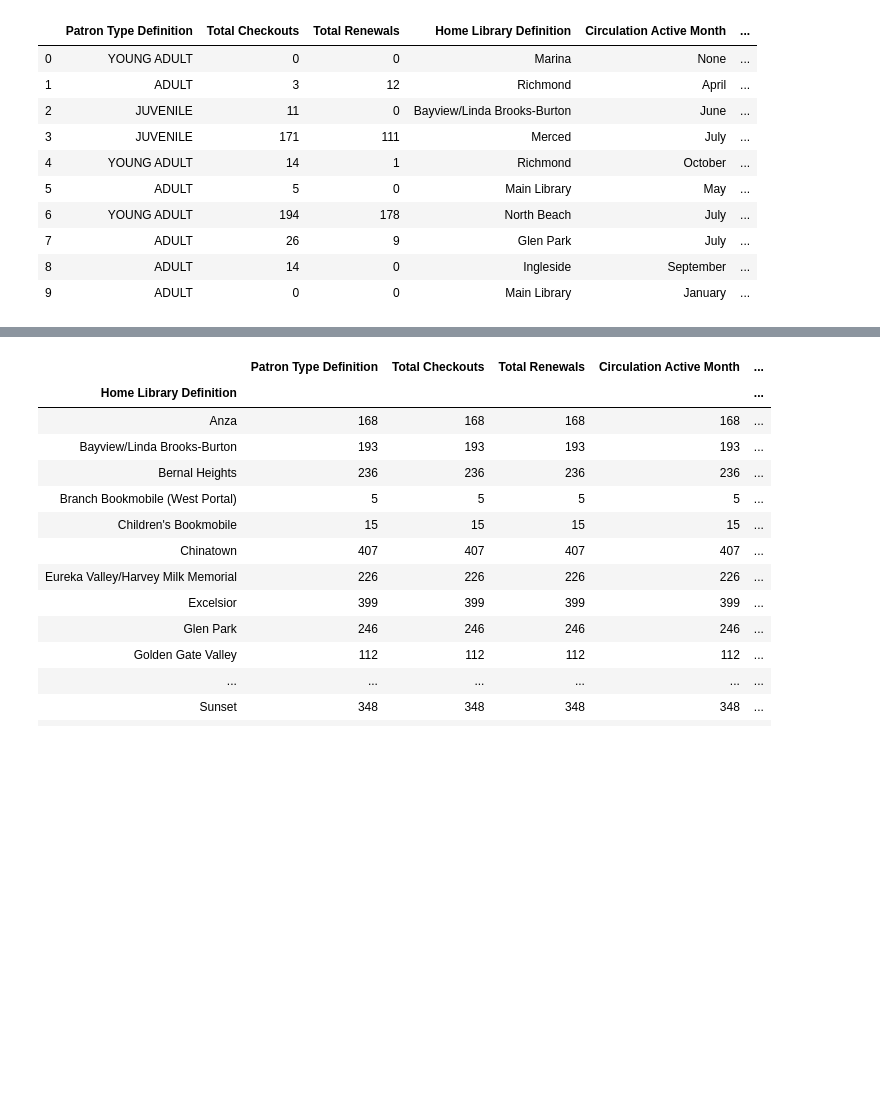
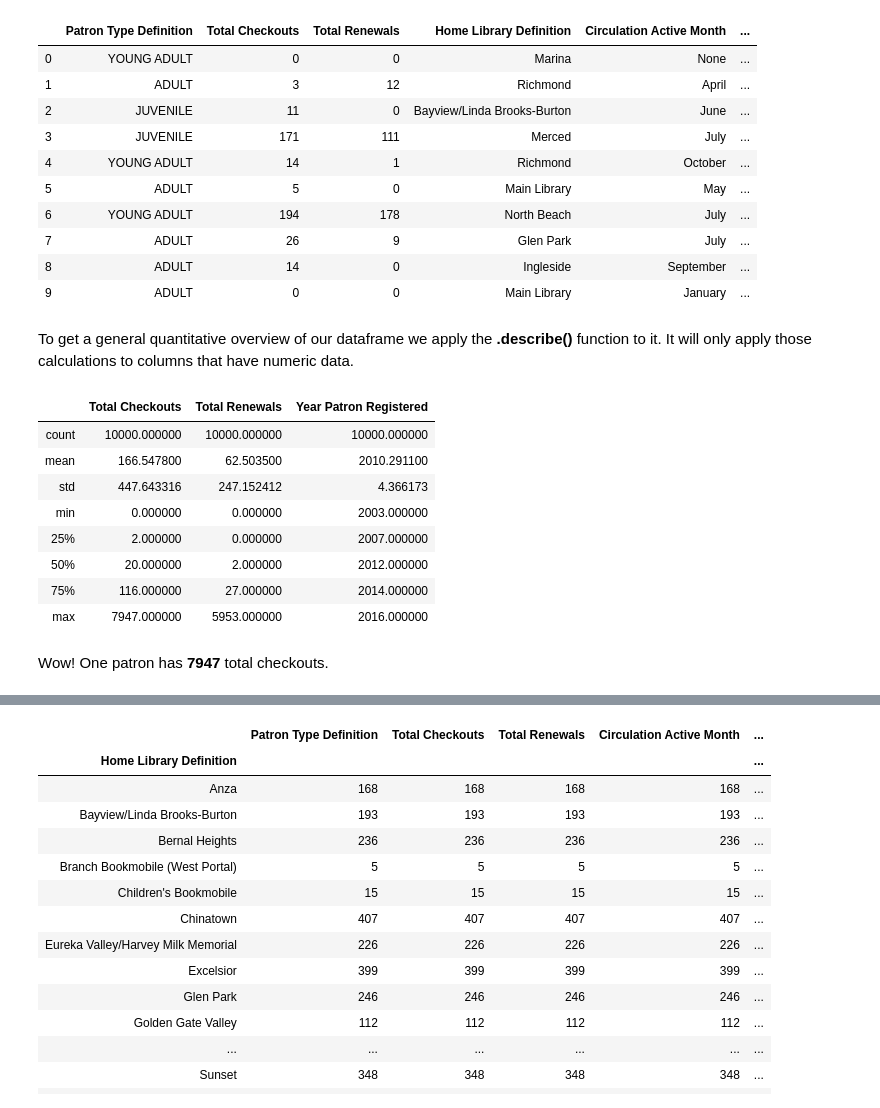
Before and after one commit to elibtronic/lja_python_for_librarians, a Jupyter notebook: Week_2_Workalong.ipynb, the cells around one changed output, grey strips where cells are left out. Saved outputs shown, nothing was run; the diff lists cells and outputs as text; code cells hidden in the pictures; blank space fills up the shorter version.

```diff
--- a/Week_2_Workalong.ipynb
+++ b/Week_2_Workalong.ipynb
@@ -138,3 +180,19 @@ sfl_data.head(10)
 | 7 | ADULT | 26 | 9 | Glen Park | July | ... |
 | 8 | ADULT | 14 | 0 | Ingleside | September | ... |
 | 9 | ADULT | 0 | 0 | Main Library | January | ... |
+# %% [markdown]
+To get a general quantitative overview of our dataframe we apply the **.describe()** function to it. It will only apply those calculations to columns that have numeric data.
+# %%
+sfl_data.describe()
+# %% [output]
+|  | Total Checkouts | Total Renewals | Year Patron Registered |
+| count | 10000.000000 | 10000.000000 | 10000.000000 |
+| mean | 166.547800 | 62.503500 | 2010.291100 |
+| std | 447.643316 | 247.152412 | 4.366173 |
+| min | 0.000000 | 0.000000 | 2003.000000 |
+| 25% | 2.000000 | 0.000000 | 2007.000000 |
+| 50% | 20.000000 | 2.000000 | 2012.000000 |
+| 75% | 116.000000 | 27.000000 | 2014.000000 |
+| max | 7947.000000 | 5953.000000 | 2016.000000 |
+# %% [markdown]
+Wow! One patron has **7947** total checkouts.
```
Also changed, not shown: parts of 27 cells of this notebook.
